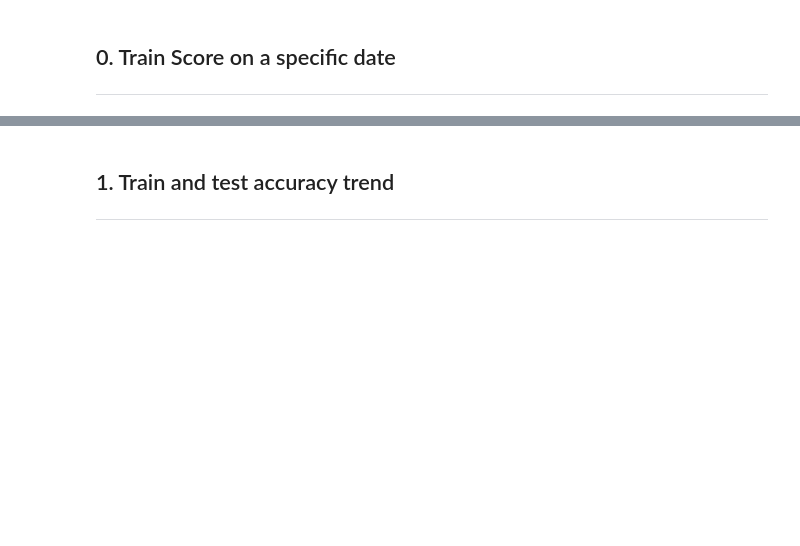
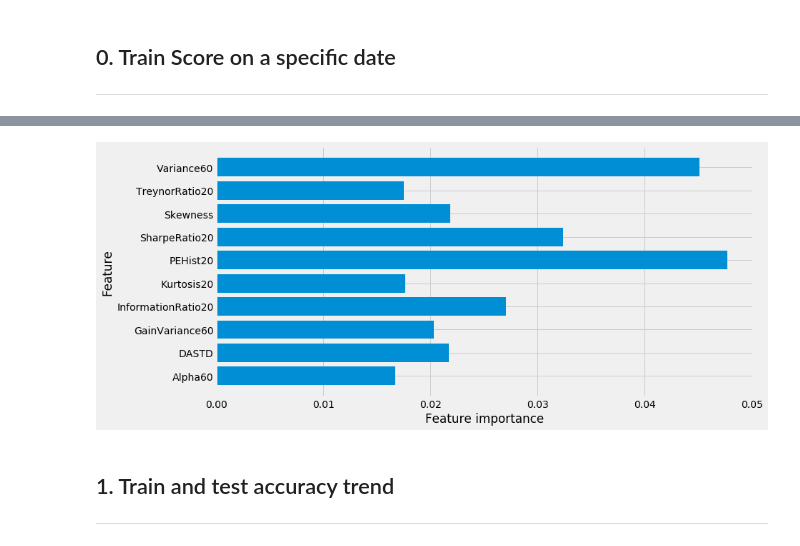
Before and after one commit to alpha-miner/alpha-mind, a Jupyter notebook: notebooks/machine learning/tree_based_method.ipynb, the cells around one changed output, grey strips where cells are left out. Saved outputs shown, nothing was run; the diff lists cells and outputs as text; code cells hidden in the pictures; blank space fills up the shorter version.

```diff
--- a/notebooks/machine learning/tree_based_method.ipynb
+++ b/notebooks/machine learning/tree_based_method.ipynb
@@ -16,5 +16,6 @@ engine = SqlEngine()
 # %%
-u_name = 'zz800'
+u_name = 'zz500'
+benchmark = 905
 universe = Universe(u_name, [u_name])
 factor_coverage = engine.fetch_factor_coverage()
 # %%
@@ -23,10 +24,8 @@ flitered_coverage = factor_coverage[((factor_coverage.source == 'uqer'))
                                     & (factor_coverage.trade_date >= '2012-01-01')]
 coverage_report = flitered_coverage.groupby(['factor'])['coverage'].mean()
 # %%
-alpha_factors = coverage_report[coverage_report > 0.98].index.tolist()
-
-#alpha_factors = ['']
+alpha_factors = coverage_report[coverage_report >= 0.98].index.tolist()
 
 alpha_factors = {
-    f: DIFF(f) for f in alpha_factors
+    f: CSRank(DIFF(f) / (ABS(f) + 1e-4)) for f in alpha_factors
 }
@@ -33,11 +36,13 @@ alpha_factors = {
 # %%
-benchmark = 906
 frequency = '2w'
-batch = 4
+batch = 8
 start_date = '2012-01-01'
 end_date = '2017-10-24'
 method = 'risk_neutral'
-neutralize_risk = industry_styles + ['SIZE']
+portfolio_risk_neutralize = ['SIZE']
+neutralize_risk = industry_styles + portfolio_risk_neutralize
+industry_lower = 1.
+industry_upper = 1.
 # %%
 data_package = fetch_data_package(engine,
                                   alpha_factors=alpha_factors,
@@ -89,11 +98,15 @@ max_depth = 10
 min_samples_split = 5
 min_samples_leaf = 2
 # %%
-model = RandomForestRegressor(n_estimators=n_estimators,
-                              max_depth=max_depth,
-                              min_samples_split=min_samples_split,
-                              min_samples_leaf=min_samples_leaf,
-                              n_jobs=-1,
-                              max_features='log2')
+model = GridSearchCV(RandomForestRegressor(n_estimators=n_estimators,
+                                  max_depth=max_depth,
+                                  min_samples_split=min_samples_split,
+                                  min_samples_leaf=min_samples_leaf,
+                                  n_jobs=-1,
+                                  max_features='log2'),
+                        param_grid={'max_depth': [3, 10],
+                                    'min_samples_split': [10, 50],
+                                    'min_samples_leaf': [5, 25]},
+                    cv=5)
 model.fit(sample_train_x, sample_train_y)
 model.score(sample_train_x, sample_train_y)
@@ -102,5 +119,7 @@ model.score(sample_test_x, sample_test_y)
 # %%
-plot_model_importance(model, features)
+plot_model_importance(model.best_estimator_, features)
+# %% [output]
+[figure, added]
 # %% [markdown]
 ## 1. Train and test accuracy trend
 ----------
```
Also changed, not shown: parts of 12 cells of this notebook.
